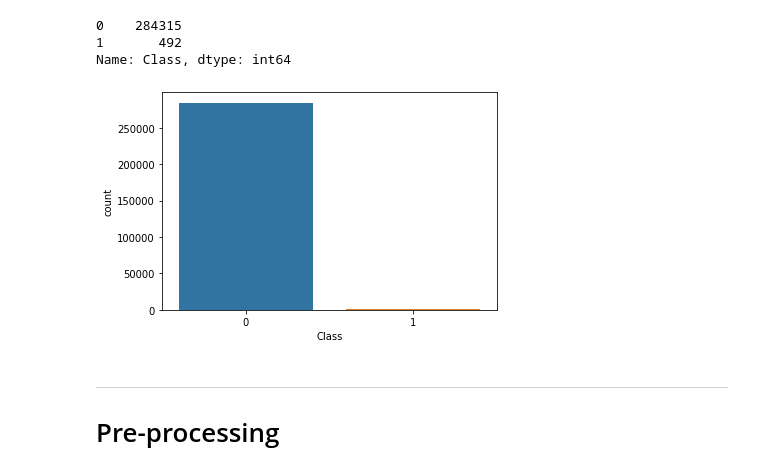
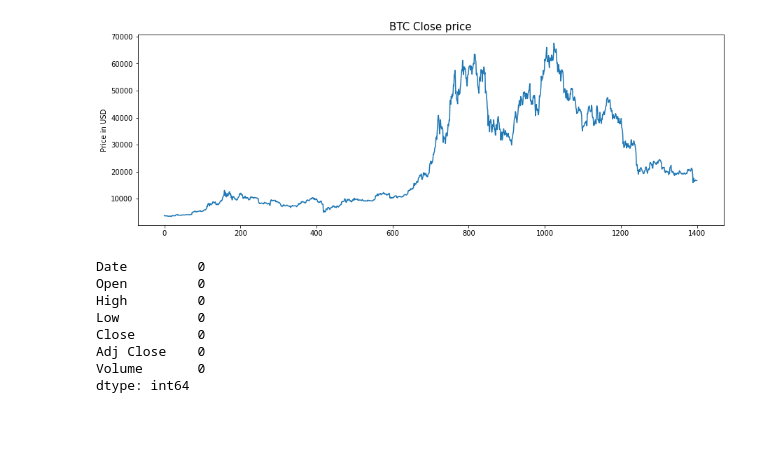
Before and after one commit to Barrok/BTC_price_prediction, a Jupyter notebook: script.ipynb, the cells around one changed output. Cells and saved outputs as stored; diff of their text form; code cells hidden in the pictures; blank space fills up the shorter version.

```diff
--- a/script.ipynb
+++ b/script.ipynb
@@ -63,16 +63,20 @@ memory usage: 67.4 MB
-# %%
-# visualize difference in categorical variable
-sns.countplot(x = df["Class"])
-df['Class'].value_counts()
-# %% [output]
-0    284315
-1       492
-Name: Class, dtype: int64
-[figure, removed]
-# %% [markdown]
-
-
----
-
-
-# Pre-processing
+# %%
+plt.figure(figsize = (15,5))
+plt.plot(df['Close'])
+plt.title('BTC Close price', fontsize=15)
+plt.ylabel('Price in USD')
+plt.show()
+# %% [output]
+[figure, added]
+# %%
+# check if there are any NULL values
+df.isnull().sum()
+# %% [output]
+Date         0
+Open         0
+High         0
+Low          0
+Close        0
+Adj Close    0
+Volume       0
+dtype: int64
```
Also changed, not shown: parts of 18 cells of this notebook.
